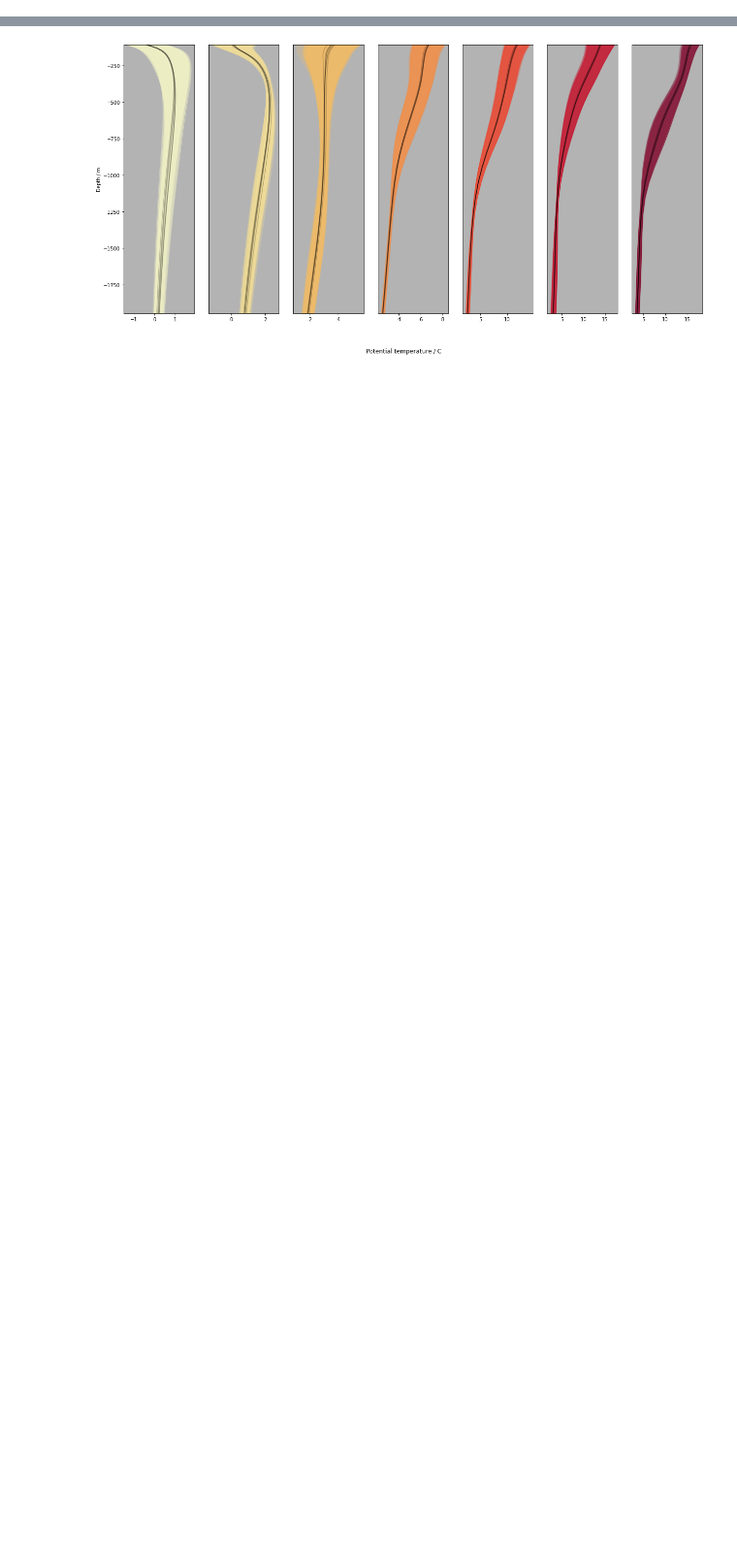
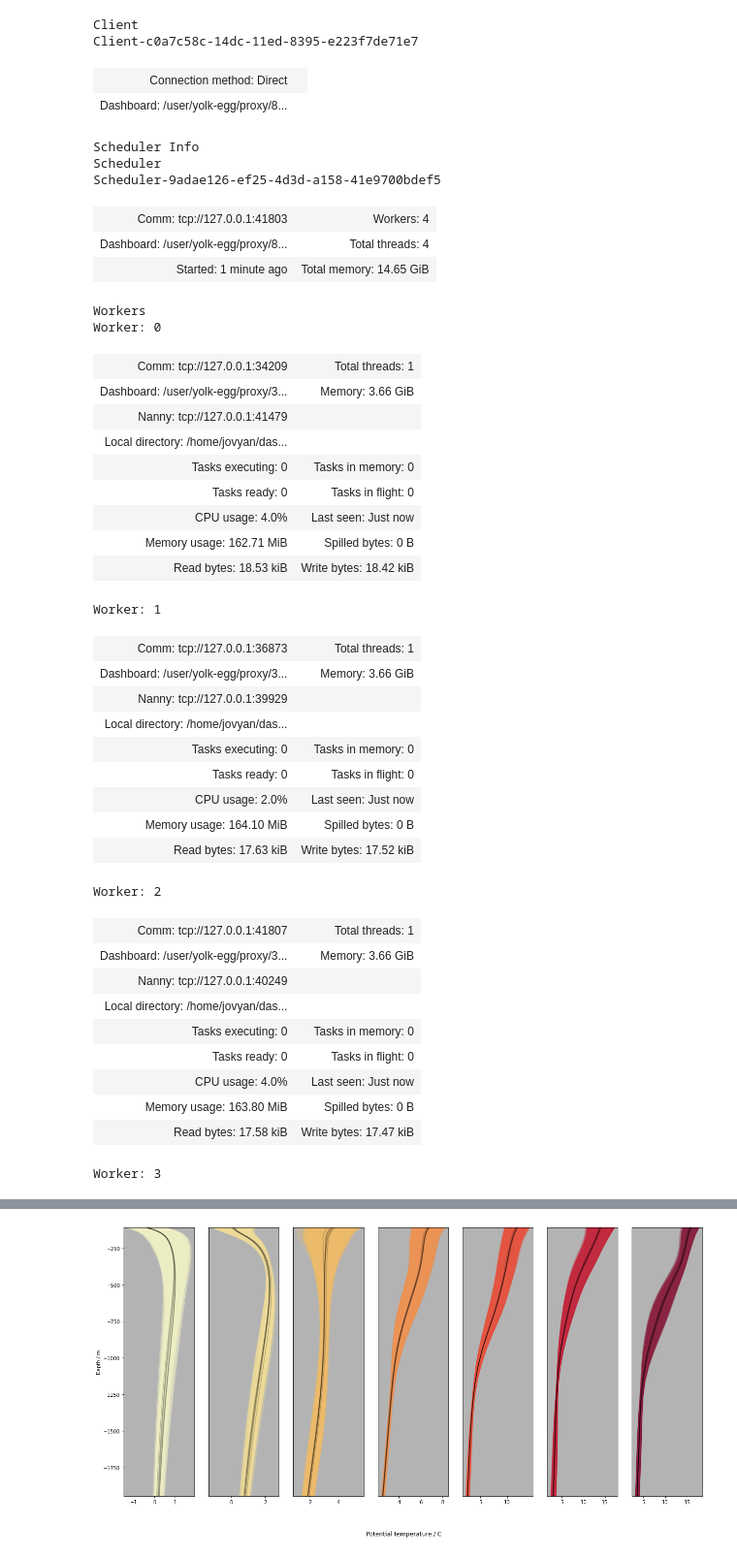
Before and after one commit to erin-atkinson/OceanClustering, a Jupyter notebook: plots_spatial.ipynb, the cells around one changed output, grey strips where cells are left out. Shown at 97% size. Saved outputs shown, nothing was run; the diff lists cells and outputs as text; code cells hidden in the pictures; blank space fills up the shorter version.

```diff
--- a/plots_spatial.ipynb
+++ b/plots_spatial.ipynb
@@ -37,0 +1,48 @@ Worker: 1
+# %%
+from dask.distributed import Client
+
+client = Client("tcp://127.0.0.1:41803")
+client
+# %% [output]
+Client
+Client-c0a7c58c-14dc-11ed-8395-e223f7de71e7
+| Connection method: Direct |  |
+| Dashboard: /user/yolk-egg/proxy/8... |  |
+Scheduler Info
+Scheduler
+Scheduler-9adae126-ef25-4d3d-a158-41e9700bdef5
+| Comm: tcp://127.0.0.1:41803 | Workers: 4 |
+| Dashboard: /user/yolk-egg/proxy/8... | Total threads: 4 |
+| Started: 1 minute ago | Total memory: 14.65 GiB |
+Workers
+Worker: 0
+| Comm: tcp://127.0.0.1:34209 | Total threads: 1 |
+| Dashboard: /user/yolk-egg/proxy/3... | Memory: 3.66 GiB |
+| Nanny: tcp://127.0.0.1:41479 |  |
+| Local directory: /home/jovyan/das... |  |
+| Tasks executing: 0 | Tasks in memory: 0 |
+| Tasks ready: 0 | Tasks in flight: 0 |
+| CPU usage: 4.0% | Last seen: Just now |
+| Memory usage: 162.71 MiB | Spilled bytes: 0 B |
+| Read bytes: 18.53 kiB | Write bytes: 18.42 kiB |
+Worker: 1
+| Comm: tcp://127.0.0.1:36873 | Total threads: 1 |
+| Dashboard: /user/yolk-egg/proxy/3... | Memory: 3.66 GiB |
+| Nanny: tcp://127.0.0.1:39929 |  |
+| Local directory: /home/jovyan/das... |  |
+| Tasks executing: 0 | Tasks in memory: 0 |
+| Tasks ready: 0 | Tasks in flight: 0 |
+| CPU usage: 2.0% | Last seen: Just now |
+| Memory usage: 164.10 MiB | Spilled bytes: 0 B |
+| Read bytes: 17.63 kiB | Write bytes: 17.52 kiB |
+Worker: 2
+| Comm: tcp://127.0.0.1:41807 | Total threads: 1 |
+| Dashboard: /user/yolk-egg/proxy/3... | Memory: 3.66 GiB |
+| Nanny: tcp://127.0.0.1:40249 |  |
+| Local directory: /home/jovyan/das... |  |
+| Tasks executing: 0 | Tasks in memory: 0 |
+| Tasks ready: 0 | Tasks in flight: 0 |
+| CPU usage: 4.0% | Last seen: Just now |
+| Memory usage: 163.80 MiB | Spilled bytes: 0 B |
+| Read bytes: 17.58 kiB | Write bytes: 17.47 kiB |
+Worker: 3
```
Also changed, not shown: parts of 4 cells of this notebook, 5 other files.
